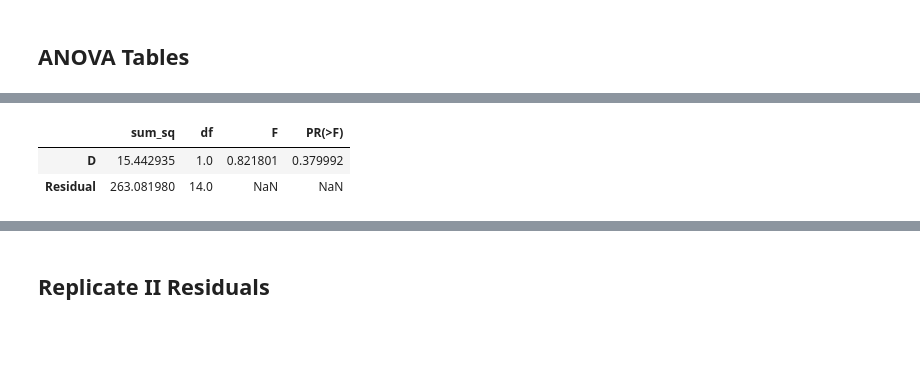
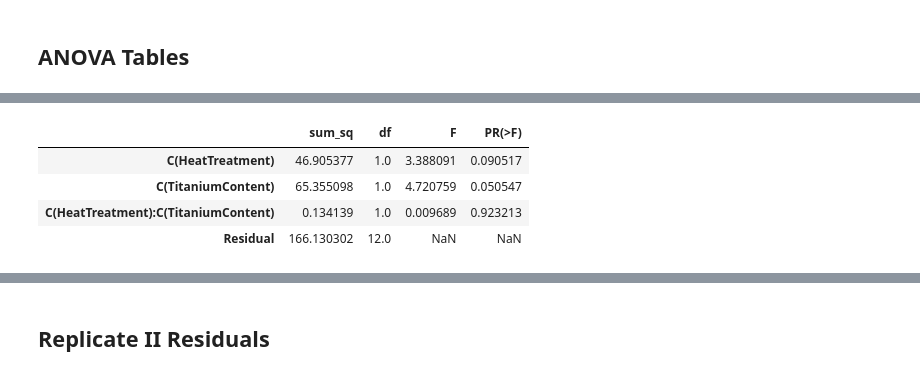
Before and after one commit to Cooper2112/SQC, a Jupyter notebook: SQCHW13b.ipynb, the cells around one changed output, grey strips where cells are left out. Cells and saved outputs as stored; diff of their text form; code cells hidden in the pictures; blank space fills up the shorter version.

```diff
--- a/SQCHW13b.ipynb
+++ b/SQCHW13b.ipynb
@@ -25,6 +25,6 @@ Drive already mounted at /content/drive; to attempt to forcibly remount, call dr
 # %%
 import pandas as pd
-data2 = pd.read_csv('drive/My Drive/Colab Notebooks/SQC13.6.csv', sep=',')
+data2 = pd.read_csv('drive/My Drive/Colab Notebooks/SQC13.19.csv', sep=',')
 
 data2
 # %% [output]
@@ -74,8 +80,10 @@ aov_table
 # %%
-model = ols('I ~ D', data=data2).fit()
+model = ols('I ~ C(HeatTreatment) + C(TitaniumContent) + C(HeatTreatment):C(TitaniumContent)', data=data2).fit()
 aov_table = sm.stats.anova_lm(model, typ=2)
 aov_table
 # %% [output]
 |  | sum_sq | df | F | PR(>F) |
-| D | 15.442935 | 1.0 | 0.821801 | 0.379992 |
-| Residual | 263.081980 | 14.0 | NaN | NaN |
+| C(HeatTreatment) | 46.905377 | 1.0 | 3.388091 | 0.090517 |
+| C(TitaniumContent) | 65.355098 | 1.0 | 4.720759 | 0.050547 |
+| C(HeatTreatment):C(TitaniumContent) | 0.134139 | 1.0 | 0.009689 | 0.923213 |
+| Residual | 166.130302 | 12.0 | NaN | NaN |
```
Also changed, not shown: parts of 13 cells of this notebook.
